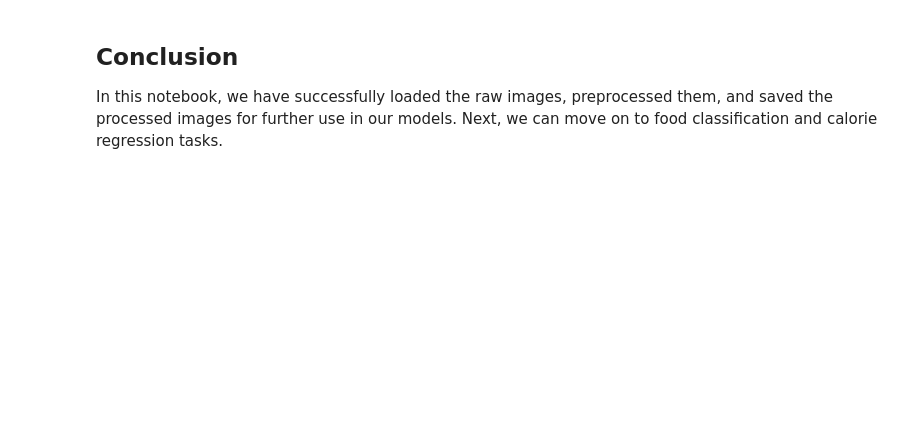
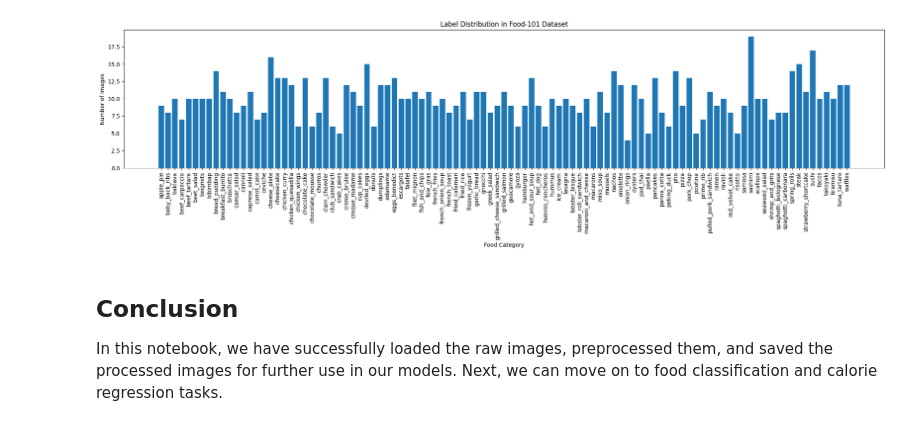
Before and after one commit to avinasdube/CaloriFy, a Jupyter notebook: notebooks/01_data_preprocessing.ipynb, the cells around one changed output. Saved outputs shown, nothing was run; the diff lists cells and outputs as text; code cells hidden in the pictures; blank space fills up the shorter version.

```diff
--- a/notebooks/01_data_preprocessing.ipynb
+++ b/notebooks/01_data_preprocessing.ipynb
@@ -55,0 +29,6 @@ print(f'Saved processed images to {processed_data_path}')
+# %%
+# STEP 1: LOAD THE DATASET (FILE AND KEYS)
+food101_data_path = "../data/preprocessed/food_c101_n1000_r384x384x3.h5"
+food101File = h5py.File(food101_data_path, 'r')
+
+print("Keys in HDF5 (FOOD101 DATASET) File: ", list(food101File.keys()))
@@ -56,3 +96,30 @@ print(f'Saved processed images to {processed_data_path}')
+# %%
+# STEP 4: UNDERSTAND THE LABEL DISTRIBUTION
+
+from collections import Counter
+
+# Convert all one-hot vectors to class indices
+label_indices = [np.argmax(np.array(cat)) for cat in categories]
+
+# Count frequency of each class
+label_counts = Counter(label_indices)
+
+# Convert to list for plotting
+sorted_labels = sorted(label_counts.keys())
+frequencies = [label_counts[label] for label in sorted_labels]
+class_names = [label_map[label] for label in sorted_labels]
+
+# Plot the distribution
+plt.figure(figsize=(20, 6))
+plt.bar(class_names, frequencies)
+plt.xticks(rotation=90)
+plt.title("Label Distribution in Food-101 Dataset")
+plt.xlabel("Food Category")
+plt.ylabel("Number of Images")
+plt.tight_layout()
+plt.show()
+# %% [output]
+[figure, added]
 # %% [markdown]
 ## Conclusion
 
```
Also changed, not shown: parts of 10 cells of this notebook, 7 other files.
